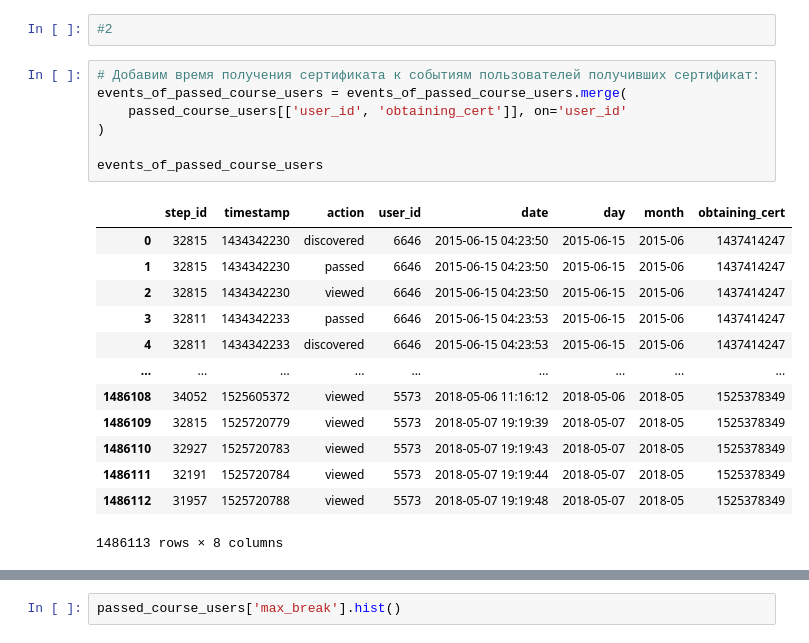
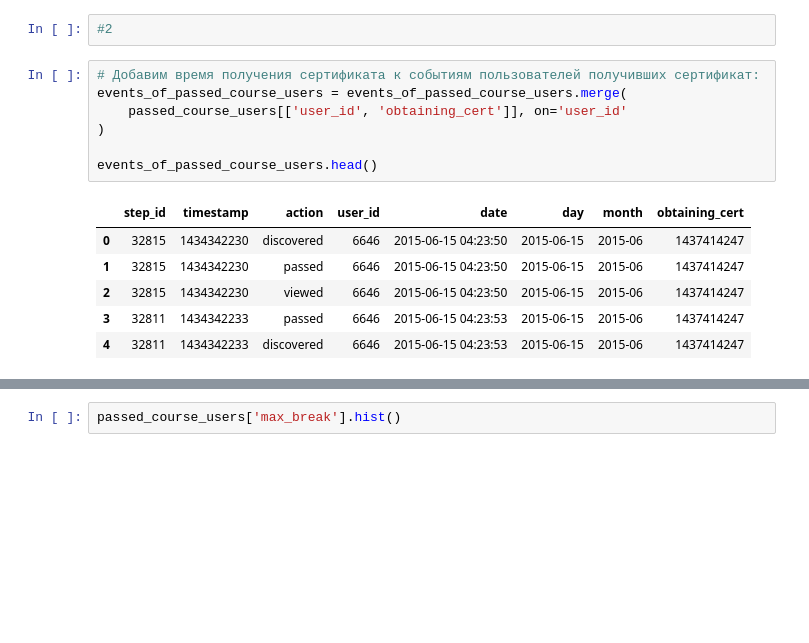
Before and after one commit to stepanskiba/project2, a Jupyter notebook: data_preprocecing.ipynb, the cells around one changed output, grey strips where cells are left out. Saved outputs shown, nothing was run; the diff lists cells and outputs as text; blank space fills up the shorter version.

```diff
--- a/data_preprocecing.ipynb
+++ b/data_preprocecing.ipynb
@@ -374,24 +307,17 @@ not_passed_course_users.query('first_visit + @training_length_threshold > @now')
 # %%
 # Добавим время получения сертификата к событиям пользователей получивших сертификат:
 events_of_passed_course_users = events_of_passed_course_users.merge(
     passed_course_users[['user_id', 'obtaining_cert']], on='user_id'
 )
 
-events_of_passed_course_users
+events_of_passed_course_users.head()
 # %% [output]
 |  | step_id | timestamp | action | user_id | date | day | month | obtaining_cert |
 | 0 | 32815 | 1434342230 | discovered | 6646 | 2015-06-15 04:23:50 | 2015-06-15 | 2015-06 | 1437414247 |
 | 1 | 32815 | 1434342230 | passed | 6646 | 2015-06-15 04:23:50 | 2015-06-15 | 2015-06 | 1437414247 |
 | 2 | 32815 | 1434342230 | viewed | 6646 | 2015-06-15 04:23:50 | 2015-06-15 | 2015-06 | 1437414247 |
 | 3 | 32811 | 1434342233 | passed | 6646 | 2015-06-15 04:23:53 | 2015-06-15 | 2015-06 | 1437414247 |
 | 4 | 32811 | 1434342233 | discovered | 6646 | 2015-06-15 04:23:53 | 2015-06-15 | 2015-06 | 1437414247 |
-| ... | ... | ... | ... | ... | ... | ... | ... | ... |
-| 1486108 | 34052 | 1525605372 | viewed | 5573 | 2018-05-06 11:16:12 | 2018-05-06 | 2018-05 | 1525378349 |
-| 1486109 | 32815 | 1525720779 | viewed | 5573 | 2018-05-07 19:19:39 | 2018-05-07 | 2018-05 | 1525378349 |
-| 1486110 | 32927 | 1525720783 | viewed | 5573 | 2018-05-07 19:19:43 | 2018-05-07 | 2018-05 | 1525378349 |
-| 1486111 | 32191 | 1525720784 | viewed | 5573 | 2018-05-07 19:19:44 | 2018-05-07 | 2018-05 | 1525378349 |
-| 1486112 | 31957 | 1525720788 | viewed | 5573 | 2018-05-07 19:19:48 | 2018-05-07 | 2018-05 | 1525378349 |
-1486113 rows × 8 columns
 # %%
 # Для каждого пользователя получим максимальный перерыв между событиями до получения сертификата:
 max_breaks_of_passed_course_users = events_of_passed_course_users.query('timestamp <= obtaining_cert')[['user_id', 'timestamp']].groupby('user_id')['timestamp'].apply(list).apply(np.diff).apply(np.max).to_frame().rename(columns={'timestamp': 'max_break'})
```
Also changed, not shown: parts of 62 cells of this notebook, 1 other file.
